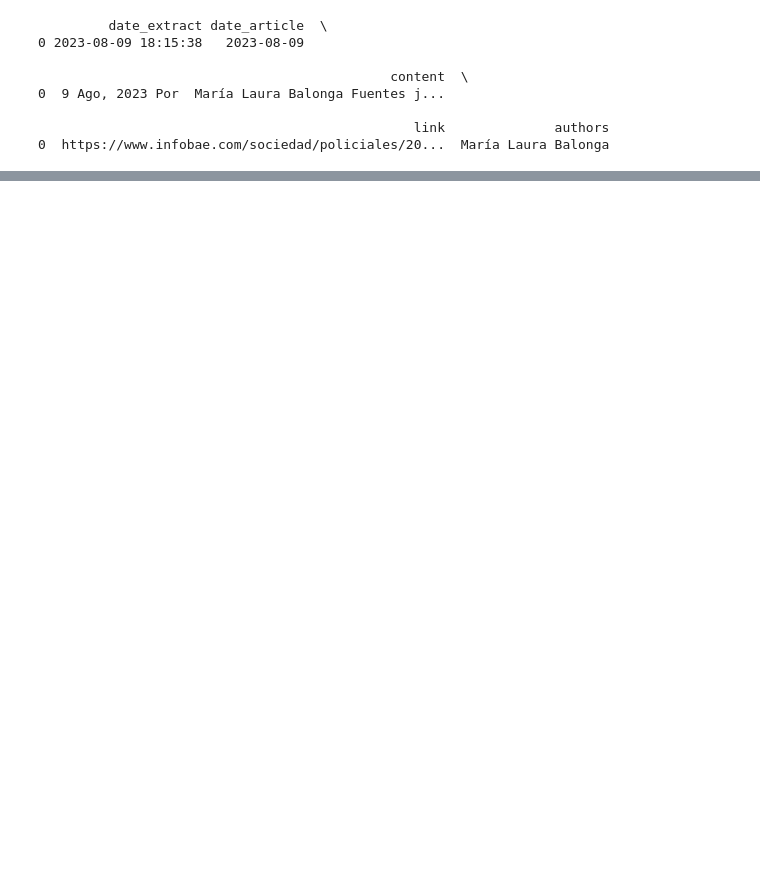
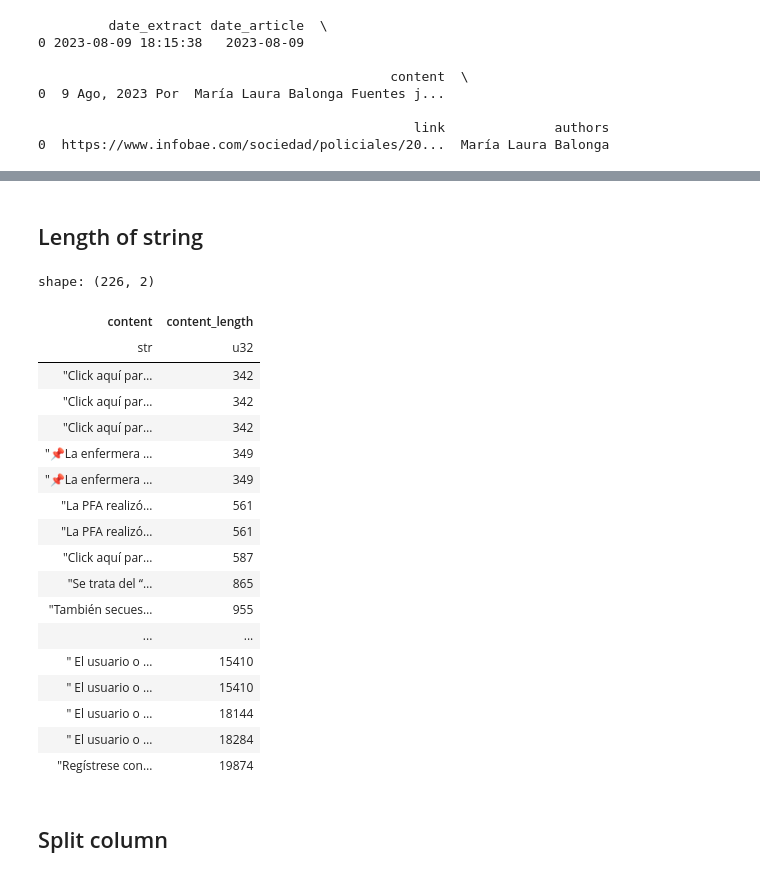
Before and after one commit to castillosebastian/willow, a Jupyter notebook: dev/transforme_first_clean.ipynb, the cells around one changed output, grey strips where cells are left out. Cells and saved outputs as stored; diff of their text form; code cells hidden in the pictures; blank space fills up the shorter version.

```diff
--- a/dev/transforme_first_clean.ipynb
+++ b/dev/transforme_first_clean.ipynb
@@ -27,0 +179,35 @@ print(df.head(1))
+# %% [markdown]
+## Length of string
+# %%
+q = (
+    pl.scan_csv(filepath)
+    .select(
+    [
+        'content',
+        pl.col('content').str.lengths().alias('content_length'),
+    ]
+    )
+).sort('content_length')
+q.collect()
+# %% [output]
+shape: (226, 2)
+| content | content_length |
+| str | u32 |
+| "Click aquí par… | 342 |
+| "Click aquí par… | 342 |
+| "Click aquí par… | 342 |
+| "📌La enfermera … | 349 |
+| "📌La enfermera … | 349 |
+| "La PFA realizó… | 561 |
+| "La PFA realizó… | 561 |
+| "Click aquí par… | 587 |
+| "Se trata del “… | 865 |
+| "También secues… | 955 |
+| ... | ... |
+| " El usuario o … | 15410 |
+| " El usuario o … | 15410 |
+| " El usuario o … | 18144 |
+| " El usuario o … | 18284 |
+| "Regístrese con… | 19874 |
+# %% [markdown]
+## Split column
```
Also changed, not shown: parts of 27 cells of this notebook, 3 other files.
